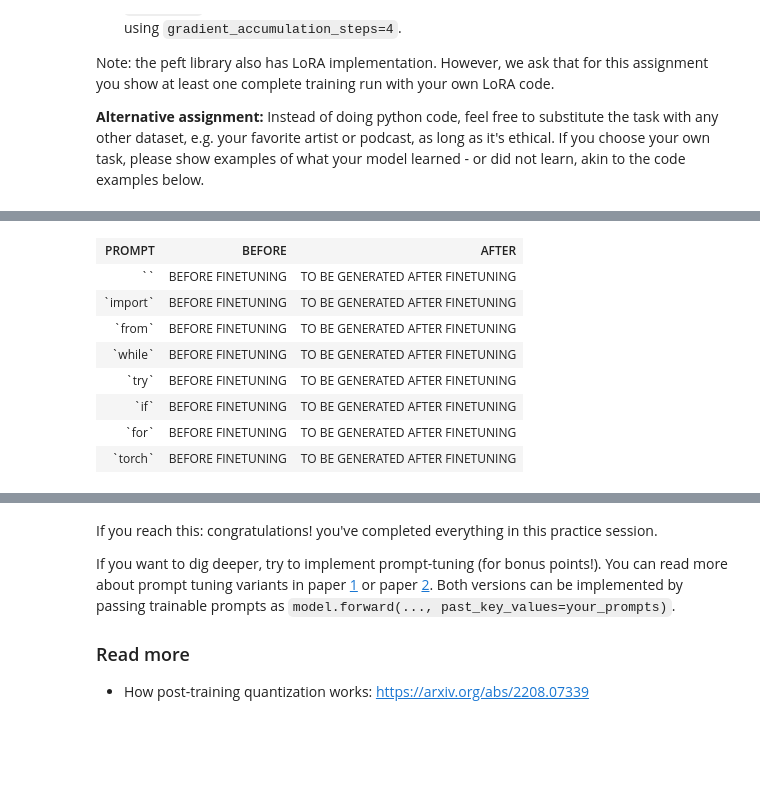
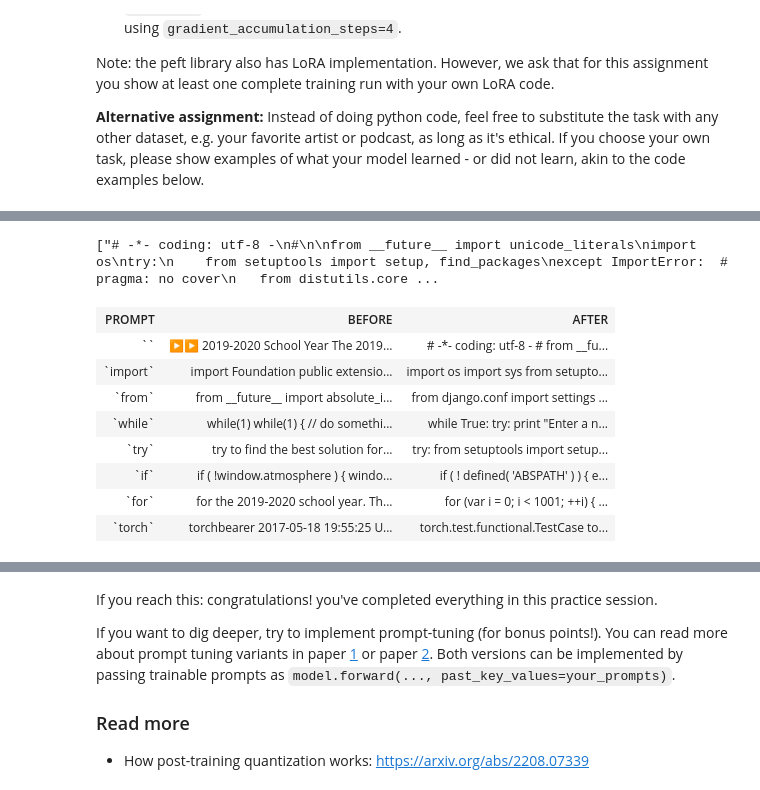
Before and after one commit to parseny/nlp_course, a Jupyter notebook: week07_peft/practice.ipynb, the cells around one changed output, grey strips where cells are left out. Saved outputs shown, nothing was run; the diff lists cells and outputs as text; code cells hidden in the pictures; blank space fills up the shorter version.

```diff
--- a/week07_peft/practice.ipynb
+++ b/week07_peft/practice.ipynb
@@ -530,0 +520,2 @@ __Alternative assignment:__ Instead of doing python code, feel free to substitut
+# %%
+prompts =  ['', 'import', 'from', 'while', 'try', 'if', 'for', 'torch']  # feel free to add a few more that are not 100% assiciated with Python
@@ -530,0 +569,7 @@ __Alternative assignment:__ Instead of doing python code, feel free to substitut
+# %%
+lora_rank = 8
+
+if isinstance(model.lm_head, nn.Linear):
+  model.lm_head = LoRALayer(model.lm_head, rank=lora_rank).to(device)
+else:
+  print("The lm_head is not a linear layer and can't be wrapped by LoRALayer.")
@@ -530,0 +625,17 @@ __Alternative assignment:__ Instead of doing python code, feel free to substitut
+# %%
+model._hf_peft_config_loaded = True  # silence a warning from HF trainer
+
+trainer = transformers.Trainer(
+    model=model, train_dataset=data['train'],
+    args=transformers.TrainingArguments(
+        per_device_train_batch_size=1, gradient_accumulation_steps=4,
+        # note: if you want larger batch size, increase gradient_accumulation_steps
+        warmup_steps=250, max_steps=499, learning_rate=2e-4, fp16=True,
+        logging_steps=20, output_dir='outputs', report_to=None),
+    data_collator=transformers.DataCollatorForLanguageModeling(tokenizer, mlm=False)
+)
+# if you see cache warnings, set `model.config.use_cache = False` to silence them. Please re-enable for inference!
+
+trainer.train()
+
+# NOTE: this is just an example! you do not have to wait for this progressbar to finish :)
@@ -530,0 +662,10 @@ __Alternative assignment:__ Instead of doing python code, feel free to substitut
+# %%
+finetuned_ans = []
+for prompt in prompts:
+  batch = tokenizer(prompt, return_tensors='pt', return_token_type_ids=False).to(device)
+
+  gener_resp = model.generate(**batch, max_length=100,
+                              no_repeat_ngram_size=2, top_p=0.9)
+  res = [tokenizer.decode(r, skip_special_tokens=True) for r in gener_resp]
+  finetuned_ans.append(res[0])
+  print(f"\nPromt: {prompt} \nOutput:", res[0])
@@ -537,40 +696,44 @@ prompts =  ['', 'import', 'from', 'while', 'try', 'if', 'for', 'torch']  # feel
 # after the training concludes, please show examples of text generated by your model. It is expected to look like Python code fragments
 # print the generation examples nicely (suggestion: use pandas or HTML) for easier comparison
 # note: your LoRA-enhanced model can run generation the same way as the non-trained model (above)
+# %%
+print(finetuned_ans)
+# %% [output]
+["# -*- coding: utf-8 -\n#\n\nfrom __future__ import unicode_literals\nimport os\ntry:\n    from setuptools import setup, find_packages\nexcept ImportError:  # pragma: no cover\n   from distutils.core ...
 # %%
 # This template helps to compare generated code samples in pretty table form
 # feel free to present your work in other forms
 
 from IPython.display import HTML, display
 table_template = """<table style="border:1px solid black" >
   <tr>
     <th style="text-align: center; border:1px solid black">PROMPT</th>
     <th style="text-align: center; border:1px solid black">BEFORE</th>
     <th style="text-align: center; border:1px solid black">AFTER</th>
   </tr>
 {}
 </table>"""
 
 row_template = '''  <tr>
     <td style="width:20%; border:1px solid black"><pre align="left">`{}`</pre></td>
     <td style="width:40%; border:1px solid black"><pre align="left">{}</pre></td>
     <td style="width:40%; border:1px solid black"><pre align="left">{}</pre></td>
   </tr>'''
 
 rows = []
 
-for prompt in prompts:
+for i, prompt in enumerate(prompts):
     # replace placeholders in the format() arguments
-    rows.append(row_template.format(prompt, "BEFORE FINETUNING", "TO BE GENERATED AFTER FINETUNING"))
+    rows.append(row_template.format(prompt, ans[i][3:], finetuned_ans[i]))
 
 display(HTML(table_template.format('\n'.join(rows))))
 # %% [output]
 | PROMPT | BEFORE | AFTER |
-| `` | BEFORE FINETUNING | TO BE GENERATED AFTER FINETUNING |
-| `import` | BEFORE FINETUNING | TO BE GENERATED AFTER FINETUNING |
-| `from` | BEFORE FINETUNING | TO BE GENERATED AFTER FINETUNING |
-| `while` | BEFORE FINETUNING | TO BE GENERATED AFTER FINETUNING |
-| `try` | BEFORE FINETUNING | TO BE GENERATED AFTER FINETUNING |
-| `if` | BEFORE FINETUNING | TO BE GENERATED AFTER FINETUNING |
-| `for` | BEFORE FINETUNING | TO BE GENERATED AFTER FINETUNING |
-| `torch` | BEFORE FINETUNING | TO BE GENERATED AFTER FINETUNING |
+| `` | ▶▶ 2019-2020 School Year The 2019... | # -*- coding: utf-8 - # from __fu... |
+| `import` | import Foundation public extensio... | import os import sys from setupto... |
+| `from` | from __future__ import absolute_i... | from django.conf import settings ... |
+| `while` | while(1) while(1) { // do somethi... | while True: try: print "Enter a n... |
+| `try` | try to find the best solution for... | try: from setuptools import setup... |
+| `if` | if ( !window.atmosphere ) { windo... | if ( ! defined( 'ABSPATH' ) ) { e... |
+| `for` | for the 2019-2020 school year. Th... | for (var i = 0; i < 1001; ++i) { ... |
+| `torch` | torchbearer 2017-05-18 19:55:25 U... | torch.test.functional.TestCase to... |
```
Also changed, not shown: parts of 17 cells of this notebook.
